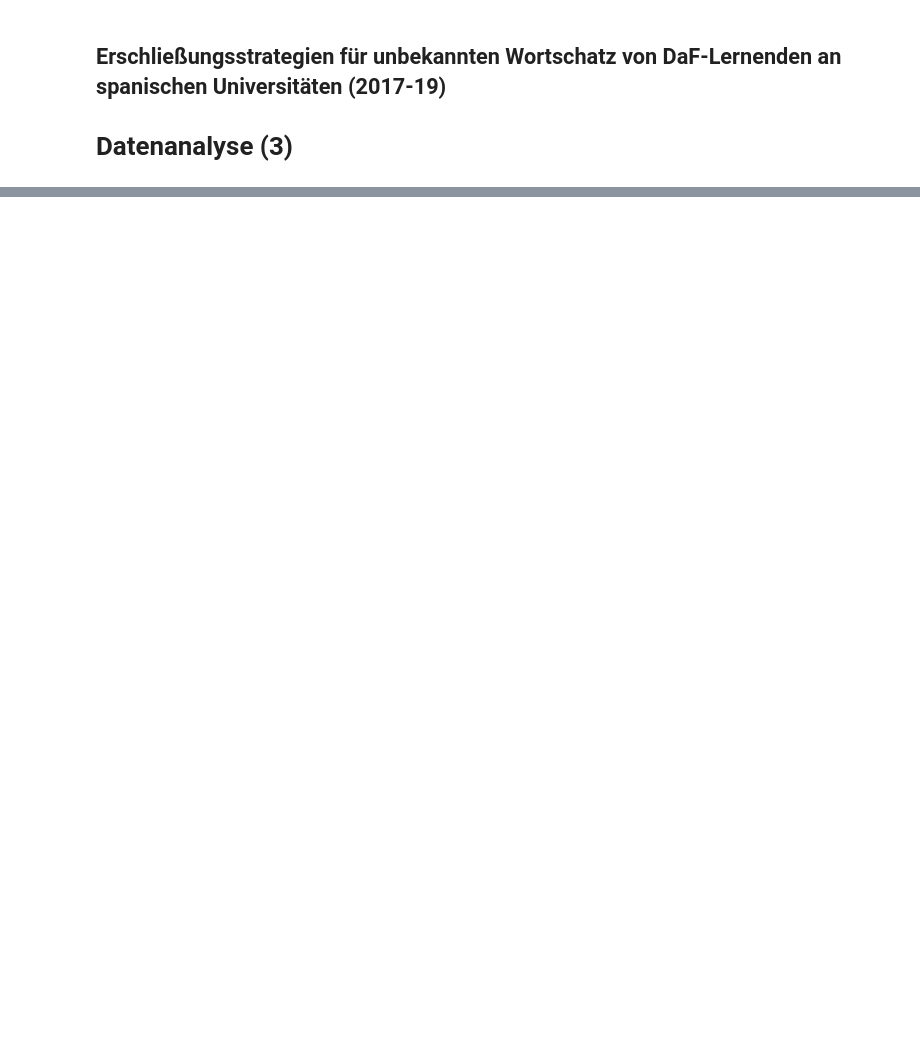
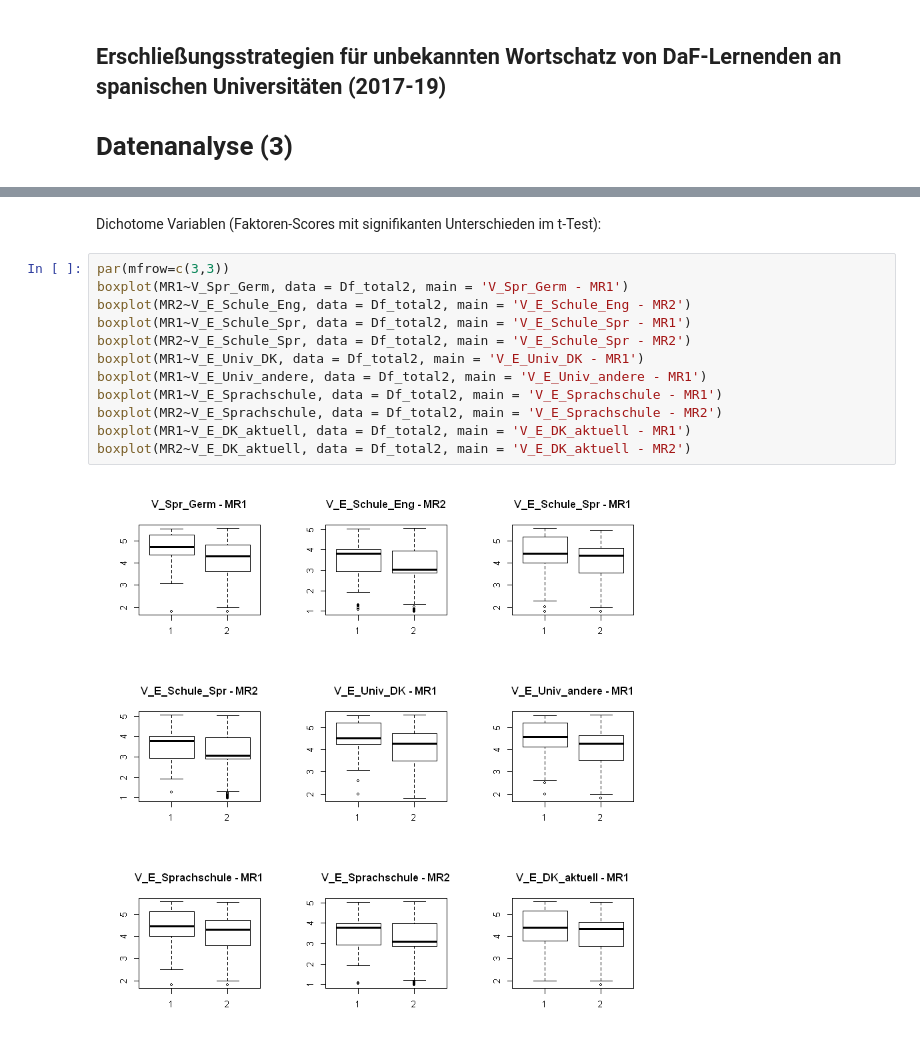
Before and after one commit to martinakienberger/Dissertation_LIS, a Jupyter notebook: Datenanalyse_3.ipynb, the cells around one changed output, grey strips where cells are left out. Saved outputs shown, nothing was run; the diff lists cells and outputs as text; blank space fills up the shorter version.

```diff
--- a/Datenanalyse_3.ipynb
+++ b/Datenanalyse_3.ipynb
@@ -270,0 +796,16 @@ show(fig)
+# %% [markdown]
+Dichotome Variablen (Faktoren-Scores mit signifikanten Unterschieden im t-Test):
+# %%
+par(mfrow=c(3,3))
+boxplot(MR1~V_Spr_Germ, data = Df_total2, main = 'V_Spr_Germ - MR1')
+boxplot(MR2~V_E_Schule_Eng, data = Df_total2, main = 'V_E_Schule_Eng - MR2')
+boxplot(MR1~V_E_Schule_Spr, data = Df_total2, main = 'V_E_Schule_Spr - MR1')
+boxplot(MR2~V_E_Schule_Spr, data = Df_total2, main = 'V_E_Schule_Spr - MR2')
+boxplot(MR1~V_E_Univ_DK, data = Df_total2, main = 'V_E_Univ_DK - MR1')
+boxplot(MR1~V_E_Univ_andere, data = Df_total2, main = 'V_E_Univ_andere - MR1')
+boxplot(MR1~V_E_Sprachschule, data = Df_total2, main = 'V_E_Sprachschule - MR1')
+boxplot(MR2~V_E_Sprachschule, data = Df_total2, main = 'V_E_Sprachschule - MR2')
+boxplot(MR1~V_E_DK_aktuell, data = Df_total2, main = 'V_E_DK_aktuell - MR1')
+boxplot(MR2~V_E_DK_aktuell, data = Df_total2, main = 'V_E_DK_aktuell - MR2')
+# %% [output]
+[figure, added]
```
Also changed, not shown: parts of 384 cells of this notebook, 3 other files.
